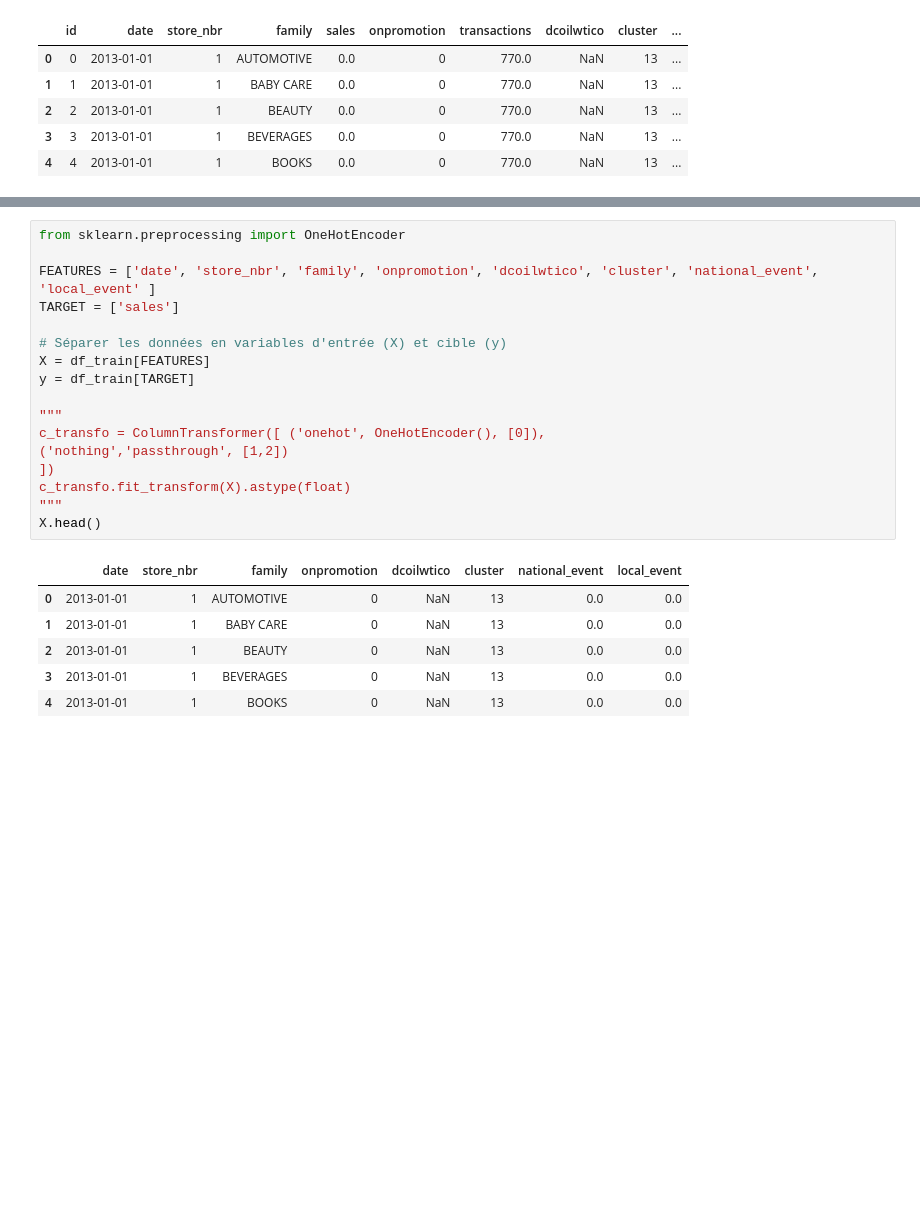
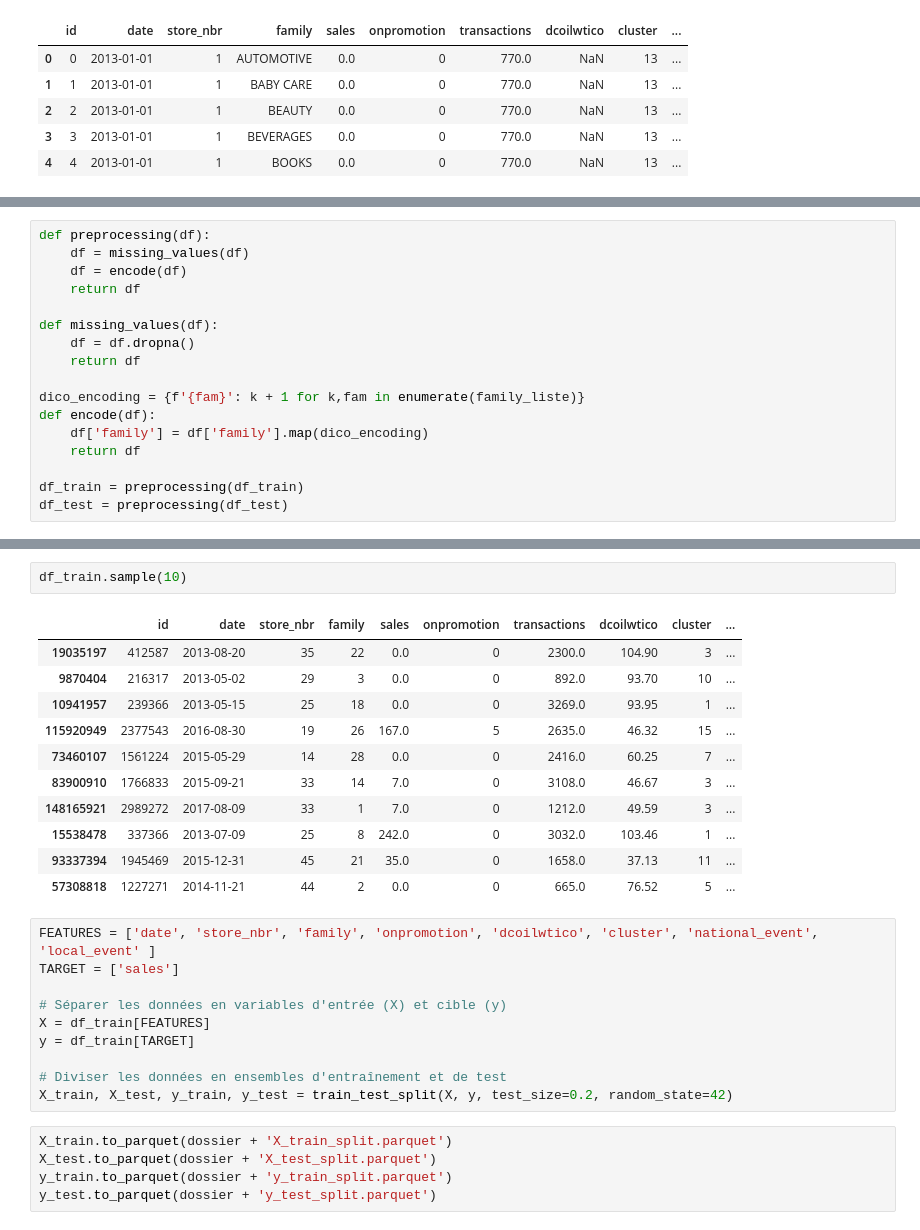
Before and after one commit to AugustinCablant/Data-Challenge-QRT, a Jupyter notebook: TimeSeries/Store Sales - Time Series Forecasting.ipynb, the cells around one changed output, grey strips where cells are left out. Saved outputs shown, nothing was run; the diff lists cells and outputs as text; blank space fills up the shorter version.

```diff
--- a/TimeSeries/Store Sales - Time Series Forecasting.ipynb
+++ b/TimeSeries/Store Sales - Time Series Forecasting.ipynb
@@ -244,0 +257,17 @@ df_train.head()
+# %%
+def preprocessing(df):
+    df = missing_values(df)
+    df = encode(df)
+    return df
+
+def missing_values(df):
+    df = df.dropna()
+    return df
+
+dico_encoding = {f'{fam}': k + 1 for k,fam in enumerate(family_liste)}
+def encode(df):
+    df['family'] = df['family'].map(dico_encoding)
+    return df
+
+df_train = preprocessing(df_train)
+df_test = preprocessing(df_test)
@@ -245,6 +285,18 @@ df_train.head()
+# %%
+df_train.sample(10)
+# %% [output]
+|  | id | date | store_nbr | family | sales | onpromotion | transactions | dcoilwtico | cluster | ... |
+| 19035197 | 412587 | 2013-08-20 | 35 | 22 | 0.0 | 0 | 2300.0 | 104.90 | 3 | ... |
+| 9870404 | 216317 | 2013-05-02 | 29 | 3 | 0.0 | 0 | 892.0 | 93.70 | 10 | ... |
+| 10941957 | 239366 | 2013-05-15 | 25 | 18 | 0.0 | 0 | 3269.0 | 93.95 | 1 | ... |
+| 115920949 | 2377543 | 2016-08-30 | 19 | 26 | 167.0 | 5 | 2635.0 | 46.32 | 15 | ... |
+| 73460107 | 1561224 | 2015-05-29 | 14 | 28 | 0.0 | 0 | 2416.0 | 60.25 | 7 | ... |
+| 83900910 | 1766833 | 2015-09-21 | 33 | 14 | 7.0 | 0 | 3108.0 | 46.67 | 3 | ... |
+| 148165921 | 2989272 | 2017-08-09 | 33 | 1 | 7.0 | 0 | 1212.0 | 49.59 | 3 | ... |
+| 15538478 | 337366 | 2013-07-09 | 25 | 8 | 242.0 | 0 | 3032.0 | 103.46 | 1 | ... |
+| 93337394 | 1945469 | 2015-12-31 | 45 | 21 | 35.0 | 0 | 1658.0 | 37.13 | 11 | ... |
+| 57308818 | 1227271 | 2014-11-21 | 44 | 2 | 0.0 | 0 | 665.0 | 76.52 | 5 | ... |
 # %%
-from sklearn.preprocessing import OneHotEncoder
-
 FEATURES = ['date', 'store_nbr', 'family', 'onpromotion', 'dcoilwtico', 'cluster', 'national_event', 'local_event' ]
 TARGET = ['sales']
 
@@ -252,18 +304,11 @@ TARGET = ['sales']
 X = df_train[FEATURES]
 y = df_train[TARGET]
 
-"""
-c_transfo = ColumnTransformer([ ('onehot', OneHotEncoder(), [0]),
-('nothing','passthrough', [1,2])
-])
-c_transfo.fit_transform(X).astype(float)
-"""
-X.head()
+# Diviser les données en ensembles d'entraînement et de test
+X_train, X_test, y_train, y_test = train_test_split(X, y, test_size=0.2, random_state=42)
-# %% [output]
-|  | date | store_nbr | family | onpromotion | dcoilwtico | cluster | national_event | local_event |
-| 0 | 2013-01-01 | 1 | AUTOMOTIVE | 0 | NaN | 13 | 0.0 | 0.0 |
-| 1 | 2013-01-01 | 1 | BABY CARE | 0 | NaN | 13 | 0.0 | 0.0 |
-| 2 | 2013-01-01 | 1 | BEAUTY | 0 | NaN | 13 | 0.0 | 0.0 |
-| 3 | 2013-01-01 | 1 | BEVERAGES | 0 | NaN | 13 | 0.0 | 0.0 |
-| 4 | 2013-01-01 | 1 | BOOKS | 0 | NaN | 13 | 0.0 | 0.0 |
+# %%
+X_train.to_parquet(dossier + 'X_train_split.parquet')
+X_test.to_parquet(dossier + 'X_test_split.parquet')
+y_train.to_parquet(dossier + 'y_train_split.parquet')
+y_test.to_parquet(dossier + 'y_test_split.parquet')
 # %%
```
Also changed, not shown: parts of 9 cells of this notebook.
